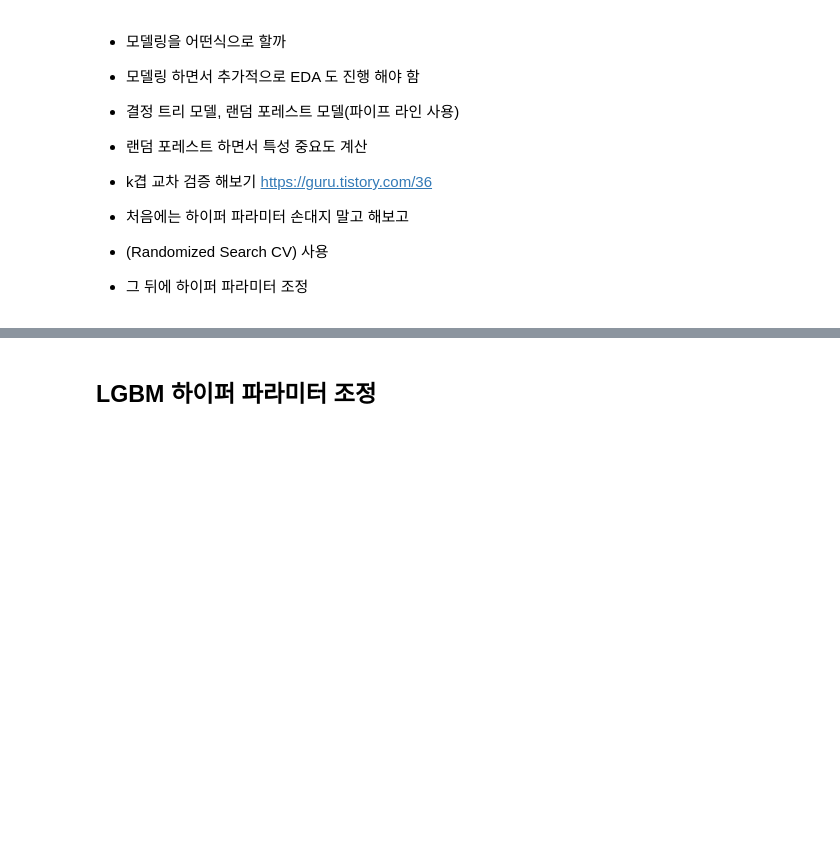
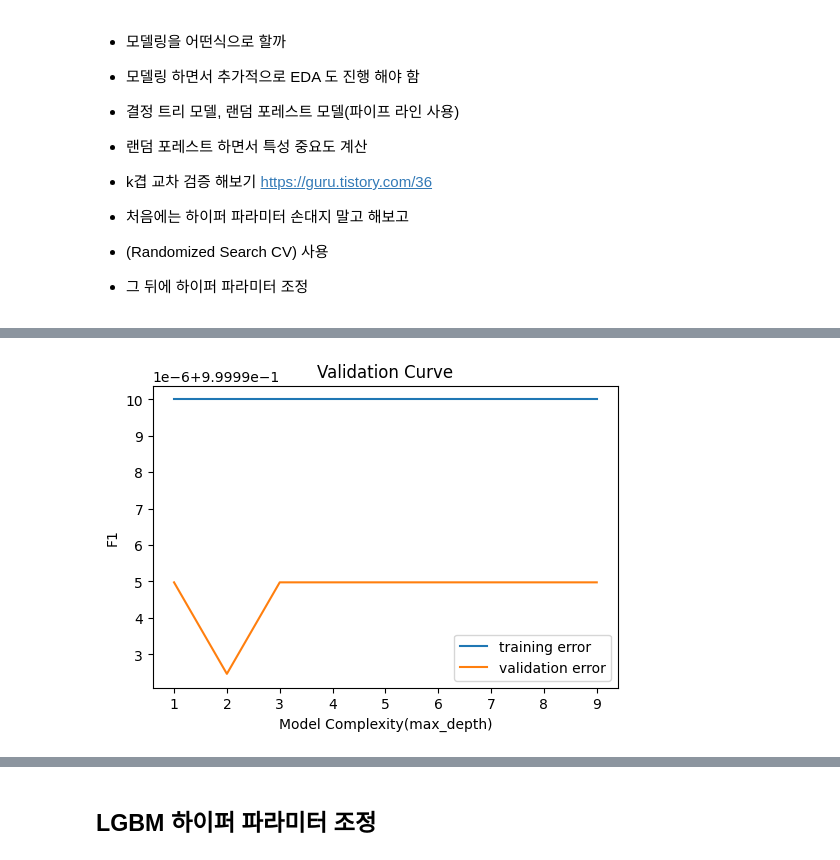
Before and after one commit to jihye201/Section-2-project, a Jupyter notebook: AI_13_오지혜_section2_project/AI_13_오지혜_section2_proj.ipynb, the cells around one changed output, grey strips where cells are left out. Saved outputs shown, nothing was run; the diff lists cells and outputs as text; code cells hidden in the pictures; blank space fills up the shorter version.

```diff
--- a/AI_13_오지혜_section2_project/AI_13_오지혜_section2_proj.ipynb
+++ b/AI_13_오지혜_section2_project/AI_13_오지혜_section2_proj.ipynb
@@ -795,31 +862,33 @@ fig.dpi = 100
 # %%
 #LGBM
 
-depth = range(1,30)
+depth = range(1,10)
 ts, vs = validation_curve(
     lgbm_pipe, X_train_over, y_train_over
     , param_name='lgbmclassifier__max_depth'
     , param_range=depth, scoring='f1'
     ,cv=3
 
 )
 train_scores_mean = np.mean(ts, axis=1)
 validation_scores_mean = np.mean(vs, axis=1)
 
 fig, ax = plt.subplots()
 
 # 훈련세트 검증곡선
 ax.plot(depth, train_scores_mean, label='training error')
 
 # 검증세트 검증곡선
 ax.plot(depth, validation_scores_mean, label='validation error')
 
 
 # 그래프 셋팅
 ax.set(title='Validation Curve'
       , xlabel='Model Complexity(max_depth)', ylabel='F1')
 ax.legend()
 fig.dpi = 100
+# %% [output]
+[figure, added]
 # %%
 #Rand CV 실행
 #결정트리
```
Also changed, not shown: parts of 37 cells of this notebook.
